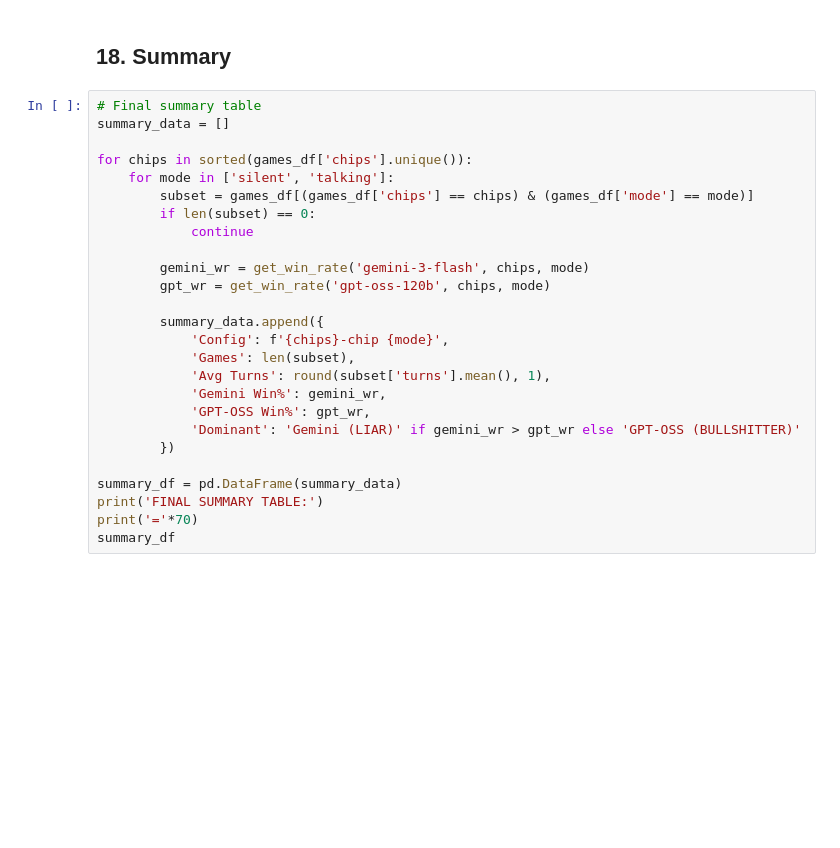
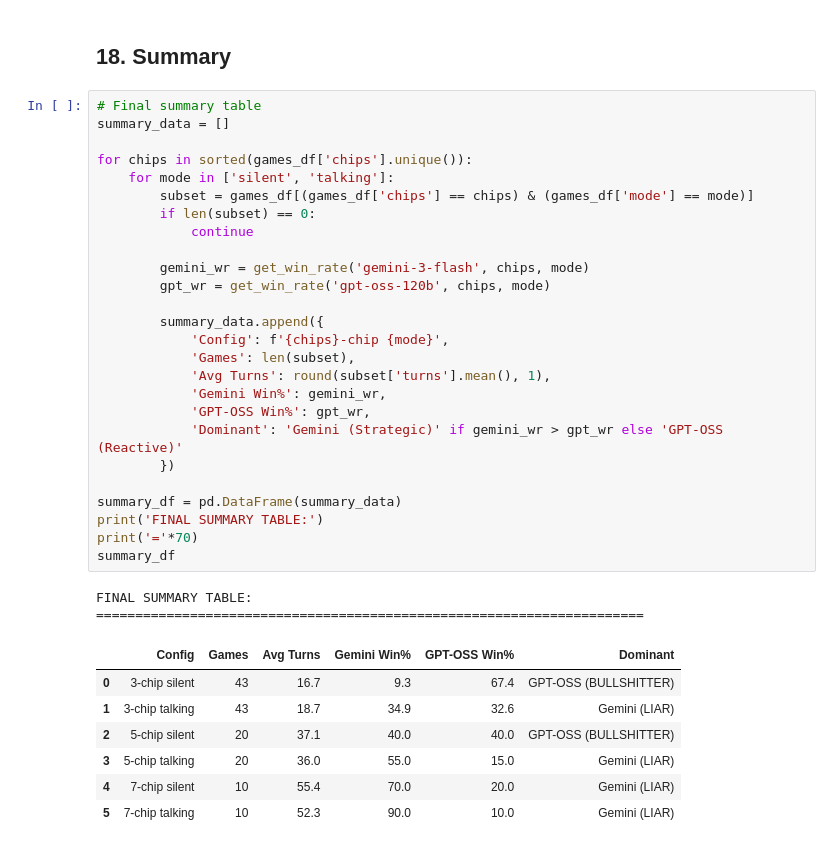
Before and after one commit to stanley-fork/so-long-sucker, a Jupyter notebook: analysis/full_analysis.ipynb, the cells around one changed output. Saved outputs shown, nothing was run; the diff lists cells and outputs as text; blank space fills up the shorter version.

```diff
--- a/analysis/full_analysis.ipynb
+++ b/analysis/full_analysis.ipynb
@@ -1296,29 +1813,39 @@ print('''
 # %%
 # Final summary table
 summary_data = []
 
 for chips in sorted(games_df['chips'].unique()):
     for mode in ['silent', 'talking']:
         subset = games_df[(games_df['chips'] == chips) & (games_df['mode'] == mode)]
         if len(subset) == 0:
             continue
 
         gemini_wr = get_win_rate('gemini-3-flash', chips, mode)
         gpt_wr = get_win_rate('gpt-oss-120b', chips, mode)
 
         summary_data.append({
             'Config': f'{chips}-chip {mode}',
             'Games': len(subset),
             'Avg Turns': round(subset['turns'].mean(), 1),
             'Gemini Win%': gemini_wr,
             'GPT-OSS Win%': gpt_wr,
-            'Dominant': 'Gemini (LIAR)' if gemini_wr > gpt_wr else 'GPT-OSS (BULLSHITTER)'
+            'Dominant': 'Gemini (Strategic)' if gemini_wr > gpt_wr else 'GPT-OSS (Reactive)'
         })
 
 summary_df = pd.DataFrame(summary_data)
 print('FINAL SUMMARY TABLE:')
 print('='*70)
 summary_df
+# %% [output]
+FINAL SUMMARY TABLE:
+======================================================================
+|  | Config | Games | Avg Turns | Gemini Win% | GPT-OSS Win% | Dominant |
+| 0 | 3-chip silent | 43 | 16.7 | 9.3 | 67.4 | GPT-OSS (BULLSHITTER) |
+| 1 | 3-chip talking | 43 | 18.7 | 34.9 | 32.6 | Gemini (LIAR) |
+| 2 | 5-chip silent | 20 | 37.1 | 40.0 | 40.0 | GPT-OSS (BULLSHITTER) |
+| 3 | 5-chip talking | 20 | 36.0 | 55.0 | 15.0 | Gemini (LIAR) |
+| 4 | 7-chip silent | 10 | 55.4 | 70.0 | 20.0 | Gemini (LIAR) |
+| 5 | 7-chip talking | 10 | 52.3 | 90.0 | 10.0 | Gemini (LIAR) |
 # %%
 print(f'''
 ='*70
```
Also changed, not shown: parts of 22 cells of this notebook, 2 other files.
